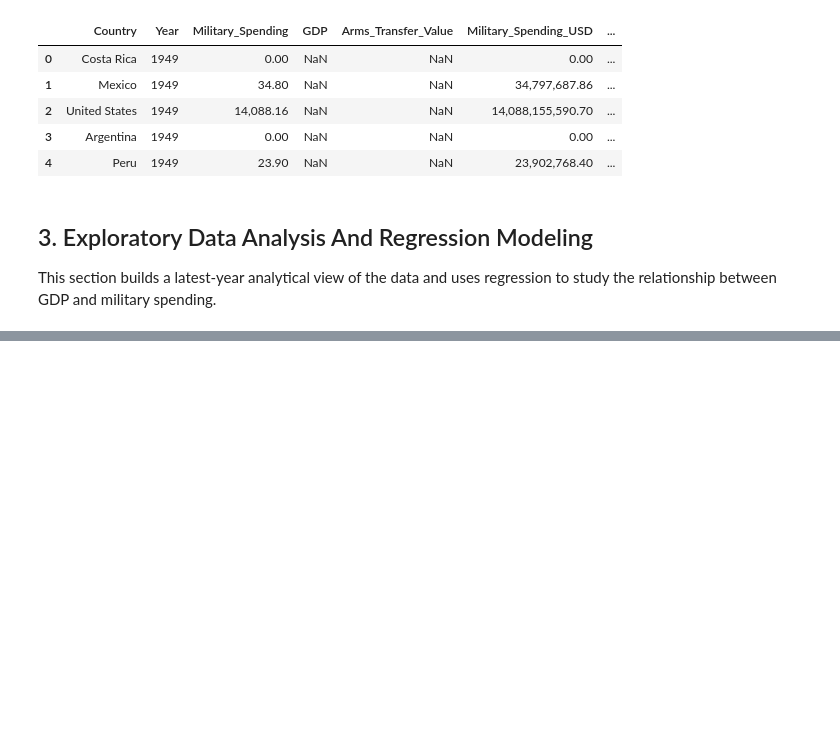
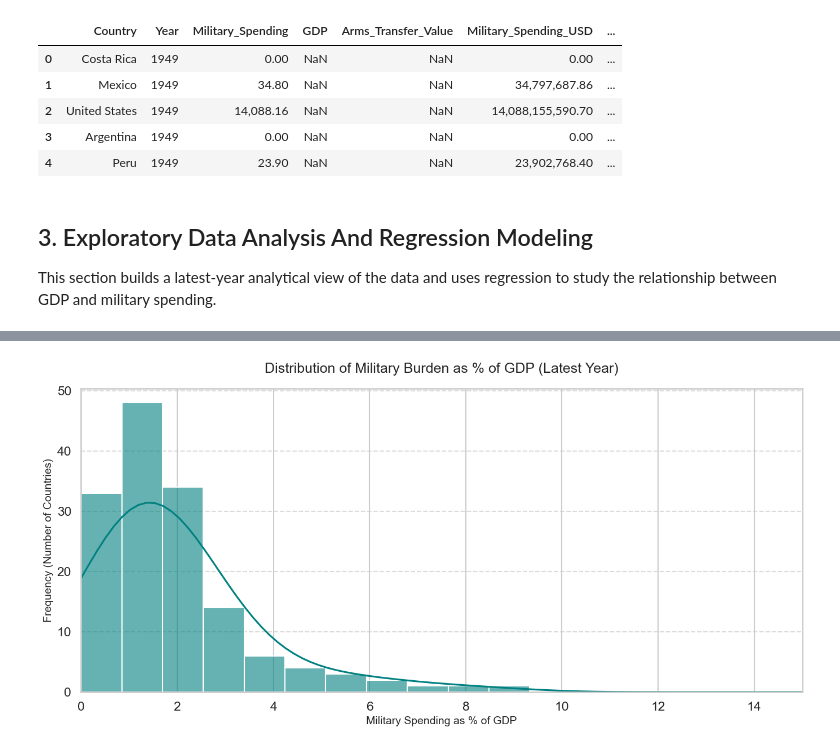
Before and after one commit to Arya-ghosh07/Global-Defense-Economics-Analysis, a Jupyter notebook: project.ipynb, the cells around one changed output, grey strips where cells are left out. Drawn from its saved outputs; the diff is of its cells as text; code cells hidden in the pictures; blank space fills up the shorter version.

```diff
--- a/project.ipynb
+++ b/project.ipynb
@@ -325,0 +792,91 @@ This section builds a latest-year analytical view of the data and uses regressio
+# %%
+# -----------------------------
+# 9. Advanced Visual Gallery: Histogram, Pairplot, and Doughnut Chart
+# -----------------------------
+
+# A. Histogram: Distribution of Military Burden % GDP
+plt.figure(figsize=(14, 7))
+sns.histplot(data=latest_df, x='Military_Burden_pct_GDP', bins=40, kde=True, color='teal', alpha=0.6)
+plt.title('Distribution of Military Burden as % of GDP (Latest Year)', fontsize=18, pad=20)
+plt.xlabel('Military Spending as % of GDP', fontsize=14)
+plt.ylabel('Frequency (Number of Countries)', fontsize=14)
+plt.xlim(0, 15) # Focused on the main distribution; outliers like Ukraine are much higher.
+plt.grid(axis='y', linestyle='--', alpha=0.7)
+plt.tight_layout()
+plt.show()
+
+# B. Pairplot: Relationships between key numeric variables
+# Using a subset of variables and log scales for better visualization of skewed data.
+pairplot_df = latest_df[['Military_Spending', 'GDP', 'Arms_Transfer_Value', 'Military_Burden_pct_GDP']].copy()
+pairplot_df = pairplot_df[pairplot_df > 0].dropna()
+
+# Log transformation for variables with extreme ranges (Spending, GDP, Arms)
+pairplot_df['log_Spending'] = np.log10(pairplot_df['Military_Spending'])
+pairplot_df['log_GDP'] = np.log10(pairplot_df['GDP'])
+pairplot_df['log_Arms'] = np.log10(pairplot_df['Arms_Transfer_Value'])
+
+g = sns.pairplot(
+    pairplot_df[['log_Spending', 'log_GDP', 'log_Arms', 'Military_Burden_pct_GDP']],
+    diag_kind='kde',
+    plot_kws={'alpha': 0.6, 's': 40, 'color': 'darkslateblue'},
+    diag_kws={'color': 'darkslateblue'}
+)
+g.fig.suptitle('Pairplot of Key Defense and Economic Indicators (Log Scales)', fontsize=20, y=1.02)
+plt.show()
+
+# C. Doughnut Chart: Global Military Spending Share (Top 10 vs Rest)
+top_10_spending = latest_df.nlargest(10, 'Military_Spending')
+total_global_spending = latest_df['Military_Spending'].sum()
+other_spending = total_global_spending - top_10_spending['Military_Spending'].sum()
+
+doughnut_labels = top_10_spending['Country'].tolist() + ['All Other Countries']
+doughnut_values = top_10_spending['Military_Spending'].tolist() + [other_spending]
+
+fig = px.pie(
+    names=doughnut_labels,
+    values=doughnut_values,
+    hole=0.5,
+    title=f'Global Military Spending Share in {latest_year}',
+    color_discrete_sequence=px.colors.sequential.RdBu
+)
+fig.update_traces(textinfo='percent+label', pull=[0.1 if i < 3 else 0 for i in range(11)])
+fig.update_layout(showlegend=False, margin=dict(t=80, b=20, l=20, r=20))
+fig.show()
+
+# D. Interactive Boxplot with Metric Selection
+boxplot_metric_buttons = widgets.ToggleButtons(
+    options=['Military_Spending', 'Military_Burden_pct_GDP', 'Arms_Transfer_Value'],
+    description='Metric:',
+    button_style='primary'
+)
+
+def draw_styled_boxplot(metric):
+    plt.figure(figsize=(14, 7))
+    # We'll use the top 15 spenders as a categorical grouping for comparison
+    box_data = merged[merged['Country'].isin(heatmap_countries)].dropna(subset=[metric]).copy()
+    sns.boxplot(
+        data=box_data,
+        x='Country',
+        y=metric,
+        hue='Country',
+        palette='Set3',
+        legend=False,
+        linewidth=1.5,
+        fliersize=4
+    )
+    plt.title(f'Historical Distribution of {metric.replace("_", " ")} (Top 15 Countries)', fontsize=18, pad=20)
+    plt.xticks(rotation=45, ha='right')
+    plt.ylabel(metric.replace("_", " "))
+    plt.grid(axis='y', alpha=0.3)
+    plt.tight_layout()
+    plt.show()
+
+display(
+    widgets.VBox([
+        widgets.HTML('<h4>Interactive Boxplot Gallery</h4><p>Select a metric to see its historical distribution among top-spending countries.</p>'),
+        boxplot_metric_buttons,
+        widgets.interactive_output(draw_styled_boxplot, {'metric': boxplot_metric_buttons})
+    ])
+)
+# %% [output]
+[figure, added]
```
Also changed, not shown: parts of 11 cells of this notebook.
